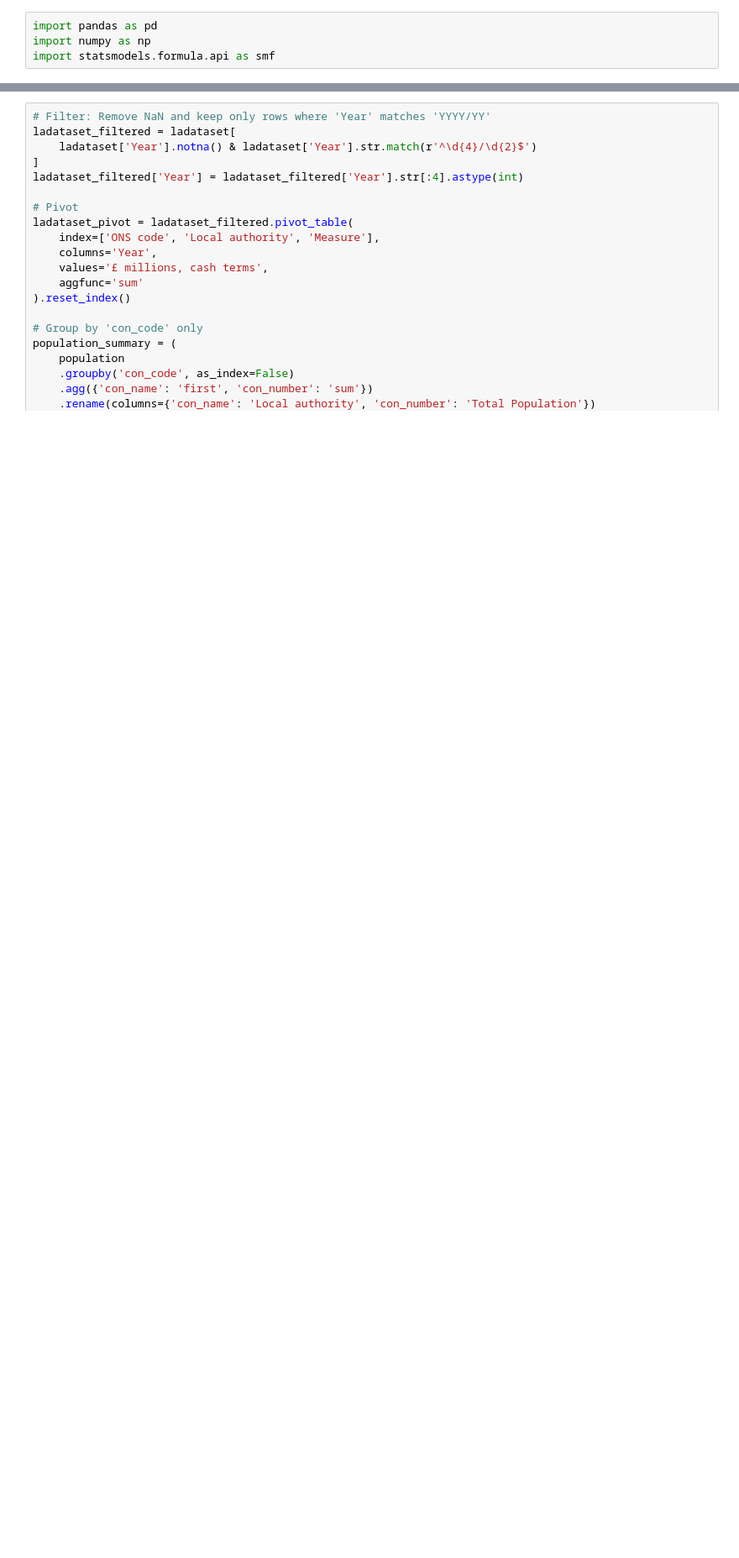
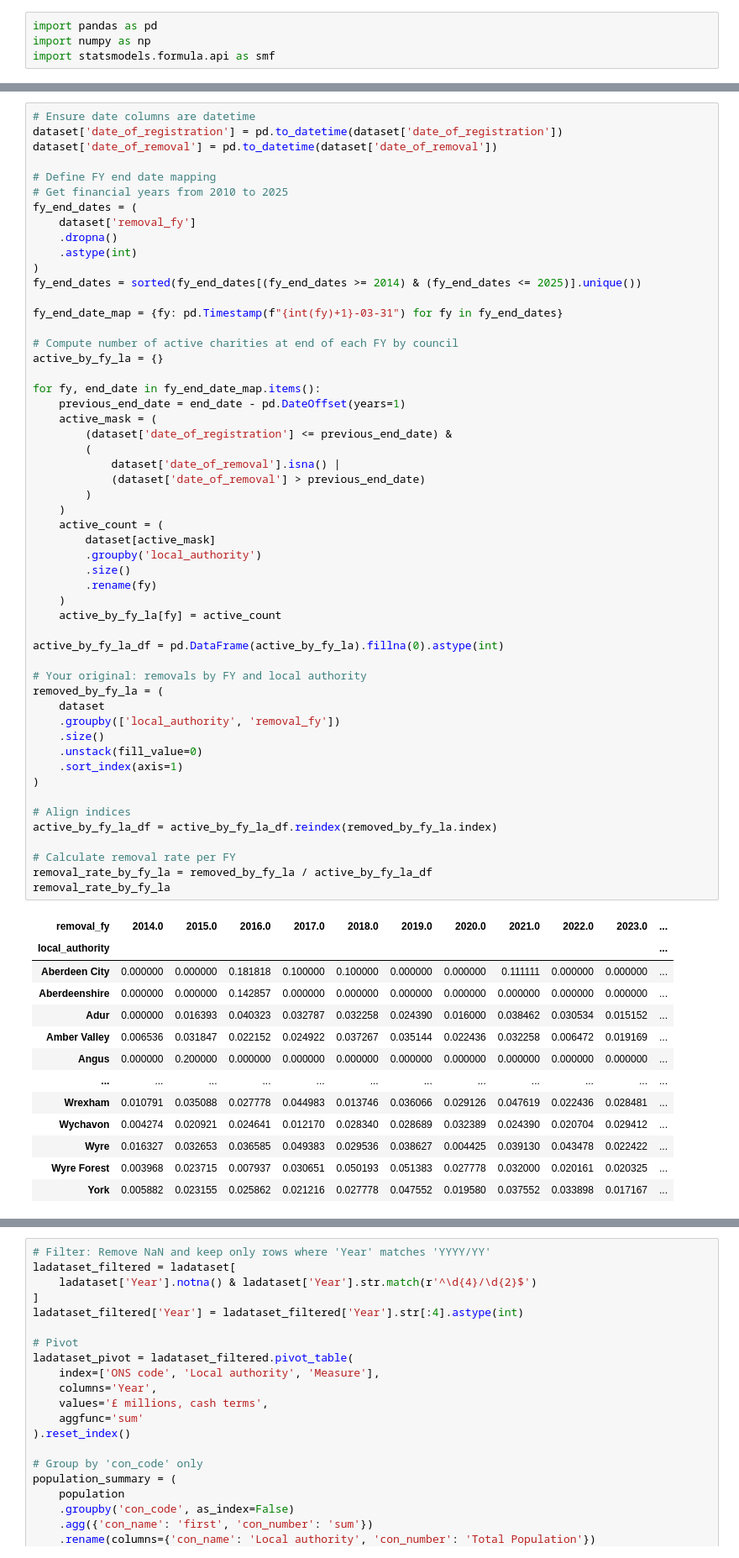
Before and after one commit to crystalyu917/The-Impact-of-Local-Council-Asset-Sales-on-Charity-Survival-in-England, a Jupyter notebook: src/analysis/ladata.ipynb, the cells around one changed output, grey strips where cells are left out. Shown at 84% size. Cells and saved outputs as stored; diff of their text form; blank space fills up the shorter version.

```diff
--- a/src/analysis/ladata.ipynb
+++ b/src/analysis/ladata.ipynb
@@ -26,0 +47,67 @@ Index(['registered_charity_number', 'charity_name', 'postcode',
+# %%
+# Ensure date columns are datetime
+dataset['date_of_registration'] = pd.to_datetime(dataset['date_of_registration'])
+dataset['date_of_removal'] = pd.to_datetime(dataset['date_of_removal'])
+
+# Define FY end date mapping
+# Get financial years from 2010 to 2025
+fy_end_dates = (
+    dataset['removal_fy']
+    .dropna()
+    .astype(int)
+)
+fy_end_dates = sorted(fy_end_dates[(fy_end_dates >= 2014) & (fy_end_dates <= 2025)].unique())
+
+fy_end_date_map = {fy: pd.Timestamp(f"{int(fy)+1}-03-31") for fy in fy_end_dates}
+
+# Compute number of active charities at end of each FY by council
+active_by_fy_la = {}
+
+for fy, end_date in fy_end_date_map.items():
+    previous_end_date = end_date - pd.DateOffset(years=1)
+    active_mask = (
+        (dataset['date_of_registration'] <= previous_end_date) &
+        (
+            dataset['date_of_removal'].isna() |
+            (dataset['date_of_removal'] > previous_end_date)
+        )
+    )
+    active_count = (
+        dataset[active_mask]
+        .groupby('local_authority')
+        .size()
+        .rename(fy)
+    )
+    active_by_fy_la[fy] = active_count
+
+active_by_fy_la_df = pd.DataFrame(active_by_fy_la).fillna(0).astype(int)
+
+# Your original: removals by FY and local authority
+removed_by_fy_la = (
+    dataset
+    .groupby(['local_authority', 'removal_fy'])
+    .size()
+    .unstack(fill_value=0)
+    .sort_index(axis=1)
+)
+
+# Align indices
+active_by_fy_la_df = active_by_fy_la_df.reindex(removed_by_fy_la.index)
+
+# Calculate removal rate per FY
+removal_rate_by_fy_la = removed_by_fy_la / active_by_fy_la_df
+removal_rate_by_fy_la
+# %% [output]
+| removal_fy | 2014.0 | 2015.0 | 2016.0 | 2017.0 | 2018.0 | 2019.0 | 2020.0 | 2021.0 | 2022.0 | 2023.0 | ... |
+| local_authority |  |  |  |  |  |  |  |  |  |  | ... |
+| Aberdeen City | 0.000000 | 0.000000 | 0.181818 | 0.100000 | 0.100000 | 0.000000 | 0.000000 | 0.111111 | 0.000000 | 0.000000 | ... |
+| Aberdeenshire | 0.000000 | 0.000000 | 0.142857 | 0.000000 | 0.000000 | 0.000000 | 0.000000 | 0.000000 | 0.000000 | 0.000000 | ... |
+| Adur | 0.000000 | 0.016393 | 0.040323 | 0.032787 | 0.032258 | 0.024390 | 0.016000 | 0.038462 | 0.030534 | 0.015152 | ... |
+| Amber Valley | 0.006536 | 0.031847 | 0.022152 | 0.024922 | 0.037267 | 0.035144 | 0.022436 | 0.032258 | 0.006472 | 0.019169 | ... |
+| Angus | 0.000000 | 0.200000 | 0.000000 | 0.000000 | 0.000000 | 0.000000 | 0.000000 | 0.000000 | 0.000000 | 0.000000 | ... |
+| ... | ... | ... | ... | ... | ... | ... | ... | ... | ... | ... | ... |
+| Wrexham | 0.010791 | 0.035088 | 0.027778 | 0.044983 | 0.013746 | 0.036066 | 0.029126 | 0.047619 | 0.022436 | 0.028481 | ... |
+| Wychavon | 0.004274 | 0.020921 | 0.024641 | 0.012170 | 0.028340 | 0.028689 | 0.032389 | 0.024390 | 0.020704 | 0.029412 | ... |
+| Wyre | 0.016327 | 0.032653 | 0.036585 | 0.049383 | 0.029536 | 0.038627 | 0.004425 | 0.039130 | 0.043478 | 0.022422 | ... |
+| Wyre Forest | 0.003968 | 0.023715 | 0.007937 | 0.030651 | 0.050193 | 0.051383 | 0.027778 | 0.032000 | 0.020161 | 0.020325 | ... |
+| York | 0.005882 | 0.023155 | 0.025862 | 0.021216 | 0.027778 | 0.047552 | 0.019580 | 0.037552 | 0.033898 | 0.017167 | ... |
```
Also changed, not shown: parts of 20 cells of this notebook.
